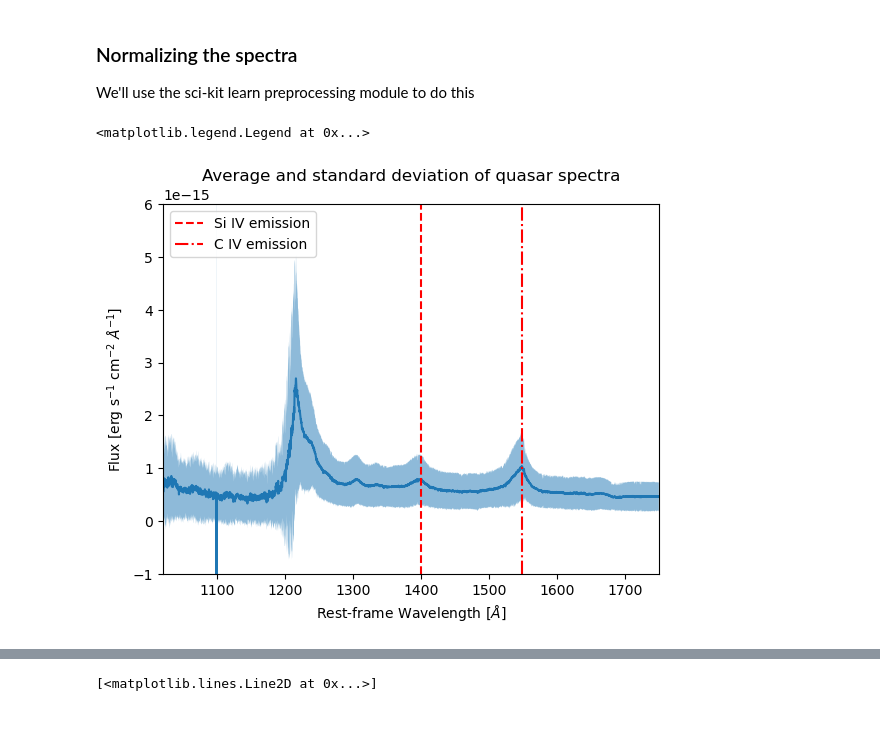
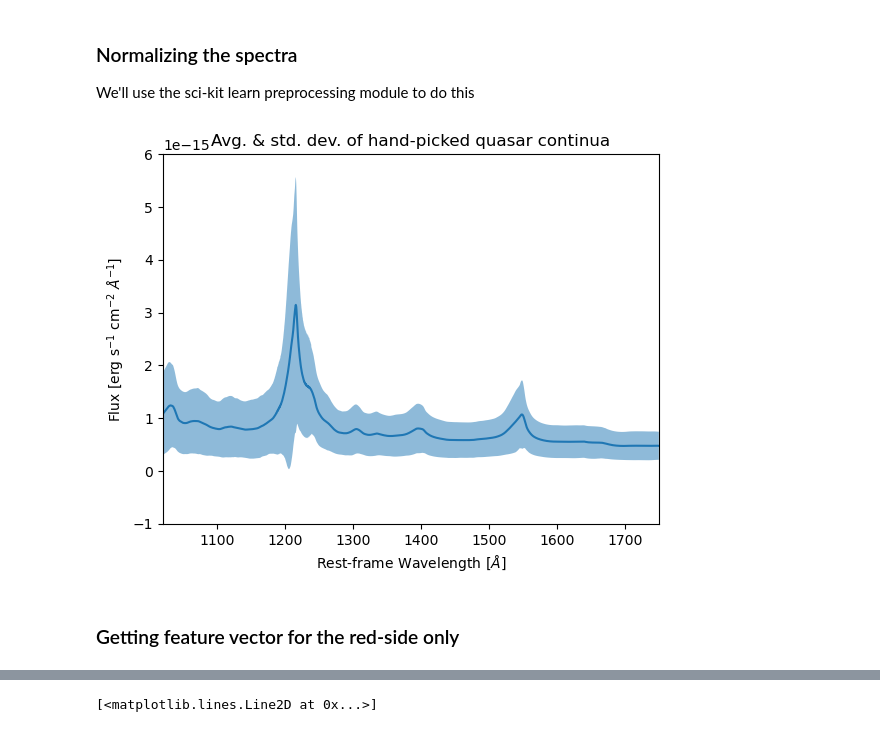
Before and after one commit to bayu-wilson/quasar_spectral_reconstruction_with_PCA, a Jupyter notebook: DimReductionAstroSpectra.ipynb, the cells around one changed output, grey strips where cells are left out. Saved outputs shown, nothing was run; the diff lists cells and outputs as text; code cells hidden in the pictures.

Commit message:
quasar spectra reconstructed but there's atill some things I don't understand

```diff
--- a/DimReductionAstroSpectra.ipynb
+++ b/DimReductionAstroSpectra.ipynb
@@ -10,8 +10,8 @@ import numpy as np
 # %% [markdown]
 ## Loading XQ-100 quasar spectra
 # %%
-def load_qso_data(cls,cat_index, tag, rescale_flux):
-    released_path = "XQ100_data/released/{0}_uvb-vis.txt".format(name) #quasar spectra file paths
+# def load_qso_data(cls,cat_index, tag, rescale_flux):
+#     released_path = "XQ100_data/released/{0}_uvb-vis.txt".format(name) #quasar spectra file paths
 
 path_to_cat = "XQ100_data/XQ-100_catalogue.txt" #tells us names and redshift of each quasar.
 catalog_table = pd.read_csv(path_to_cat,delim_whitespace=True,usecols=(3,6),
@@ -22,10 +22,14 @@ for i in range(len(catalog_table)):
     name = catalog_table["qso_name"].iloc[i]
     redshift = catalog_table["redshifts"].iloc[i]
     released_path = "XQ100_data/released/{0}_uvb-vis.txt".format(name)
+    continuum_path = "XQ100_data/continuum/{0}_cont.txt".format(name)
     df_i = pd.read_csv(released_path, delim_whitespace=True, skiprows = 1,usecols=(0,1,2,3,4),
                                         names = ("wav", "flx", "ferr", "res","dloglam"))
+    cont_table = pd.read_csv(continuum_path, delim_whitespace=True, skiprows = 1,usecols=(0,1),
+            names = ("wav",'flx'))
     df_i["qso_idx"] = i
     df_i["redshift"] = redshift
+    df_i["cont"] = cont_table["flx"]
     df_tot = pd.concat([df_tot,df_i])
 df_tot["wav_rest"] = df_tot["wav"]/(1+df_tot["redshift"]) #shifting to rest frame
 # %% [markdown]
@@ -111,7 +119,7 @@ wave_grid = df_subset[df_subset["qso_idx"] == 0]["wav_rest"].values
 # min_wave, max_wave = 1500,1500
 for i in range(N_qso):
     df_i = df_subset[df_subset["qso_idx"] == i]
-    regridded_flux = griddata(df_i["wav_rest"].values,df_i["flx"].values,wave_grid,method='linear')
+    regridded_flux = griddata(df_i["wav_rest"].values,df_i["cont"].values,wave_grid,method='linear')
     all_fluxes.append(regridded_flux[1:-1])
     #min_wave = np.min([min_wave, np.min(df_i["wav_rest"])])
     #max_wave = np.max([max_wave, np.max(df_i["wav_rest"])])
@@ -122,24 +130,25 @@ X = np.stack(all_fluxes) #(number of samples (100 quasars),number of features (f
 # %%
 X_pp = preprocessing.normalize(X) #normed fluxes, num_quasars
 mu = X.mean(0)
 std = X.std(0)
 plt.plot(wave_grid, mu)
 plt.fill_between(wave_grid, mu - std, mu + std,alpha=0.5)
 plt.xlim(1020,1750)
 plt.ylim(-1e-15,6e-15)
-plt.axvline(1400,color='red',ls="dashed",label="Si IV emission")
-plt.axvline(1549,color='red',ls="-.",label="C IV emission")
+# plt.axvline(1400,color='red',ls="dashed",label="Si IV emission")
+# plt.axvline(1549,color='red',ls="-.",label="C IV emission")
 
 plt.ylabel(r"Flux [erg s$^{-1}$ cm$^{-2}$ $\AA^{-1}$]")
 plt.xlabel(r"Rest-frame Wavelength [$\AA$]")
-plt.title("Average and standard deviation of quasar spectra")
-plt.legend()
+plt.title("Avg. & std. dev. of hand-picked quasar continua");
+# plt.legend()
 # np.sum(~np.isnan(X)) / len(X.flatten())
 # all_fluxes
 # wave_grid
 # %% [output]
-<matplotlib.legend.Legend at 0x...>
-[figure, old version]
+[figure, new version]
+# %% [markdown]
+### Getting feature vector for the red-side only
 # %%
 index_redside = np.where(wave_grid>1216)[0][0]
 wave_grid_redside = wave_grid[wave_grid>1216]
```
Also changed, not shown: parts of 6 cells of this notebook.
